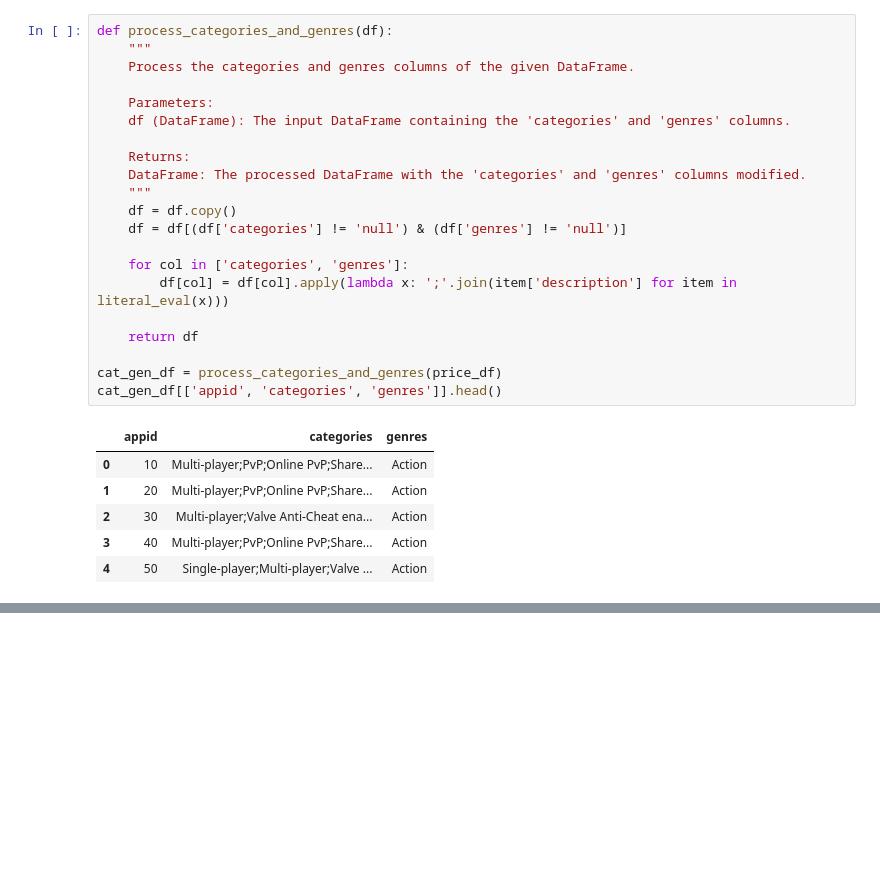
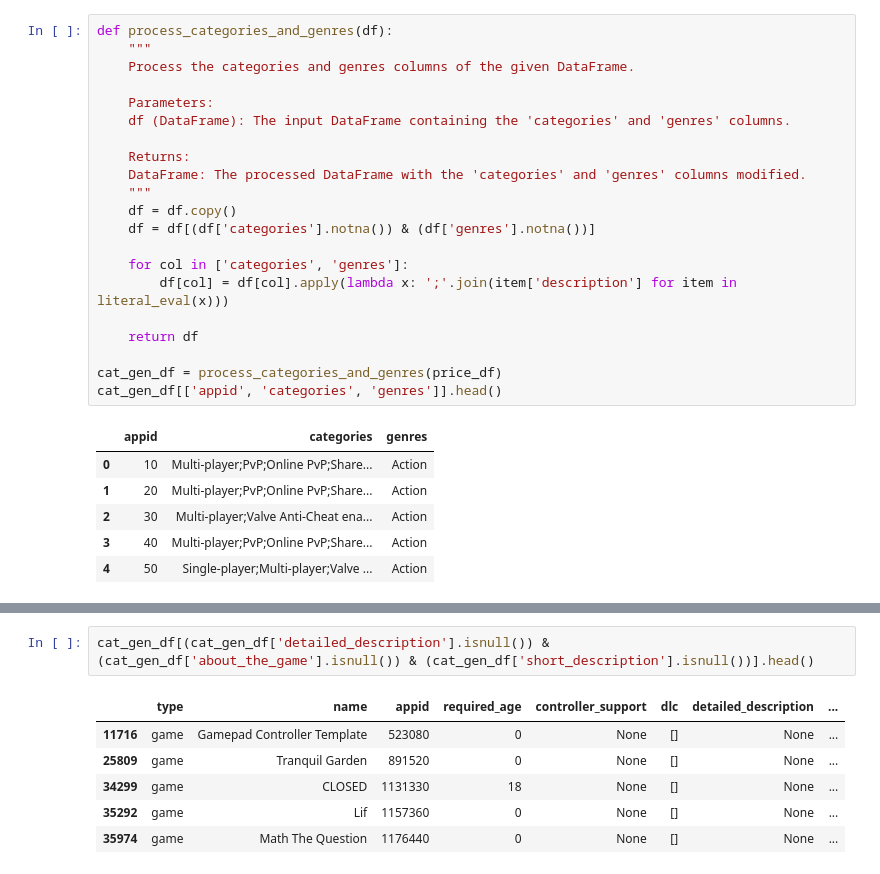
Before and after one commit to DataForgeOpenAIHub/Steam-Sales-Analysis, a Jupyter notebook: steam_sales/notebooks/steam_data_cleaning.ipynb, the cells around one changed output, grey strips where cells are left out. Drawn from its saved outputs; the diff is of its cells as text; blank space fills up the shorter version.

```diff
--- a/steam_sales/notebooks/steam_data_cleaning.ipynb
+++ b/steam_sales/notebooks/steam_data_cleaning.ipynb
@@ -503,7 +591,7 @@ def process_categories_and_genres(df):
     DataFrame: The processed DataFrame with the 'categories' and 'genres' columns modified.
     """
     df = df.copy()
-    df = df[(df['categories'] != 'null') & (df['genres'] != 'null')]
+    df = df[(df['categories'].notna()) & (df['genres'].notna())]
 
     for col in ['categories', 'genres']:
         df[col] = df[col].apply(lambda x: ';'.join(item['description'] for item in literal_eval(x)))
@@ -521,0 +619,9 @@ cat_gen_df[['appid', 'categories', 'genres']].head()
+# %%
+cat_gen_df[(cat_gen_df['detailed_description'].isnull()) & (cat_gen_df['about_the_game'].isnull()) & (cat_gen_df['short_description'].isnull())].head()
+# %% [output]
+|  | type | name | appid | required_age | controller_support | dlc | detailed_description | ... |
+| 11716 | game | Gamepad Controller Template | 523080 | 0 | None | [] | None | ... |
+| 25809 | game | Tranquil Garden | 891520 | 0 | None | [] | None | ... |
+| 34299 | game | CLOSED | 1131330 | 18 | None | [] | None | ... |
+| 35292 | game | Lif | 1157360 | 0 | None | [] | None | ... |
+| 35974 | game | Math The Question | 1176440 | 0 | None | [] | None | ... |
```
Also changed, not shown: parts of 27 cells of this notebook.
